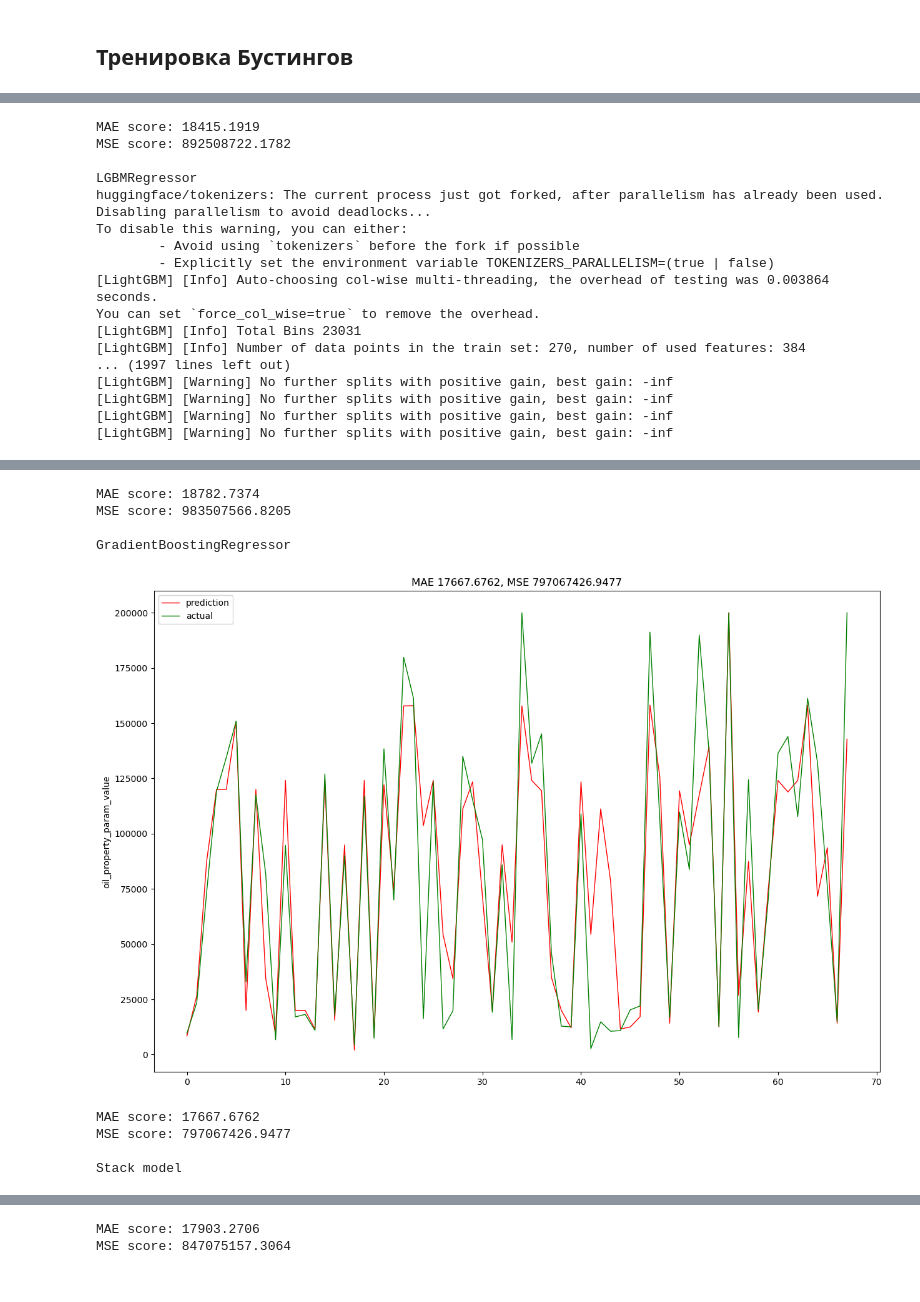
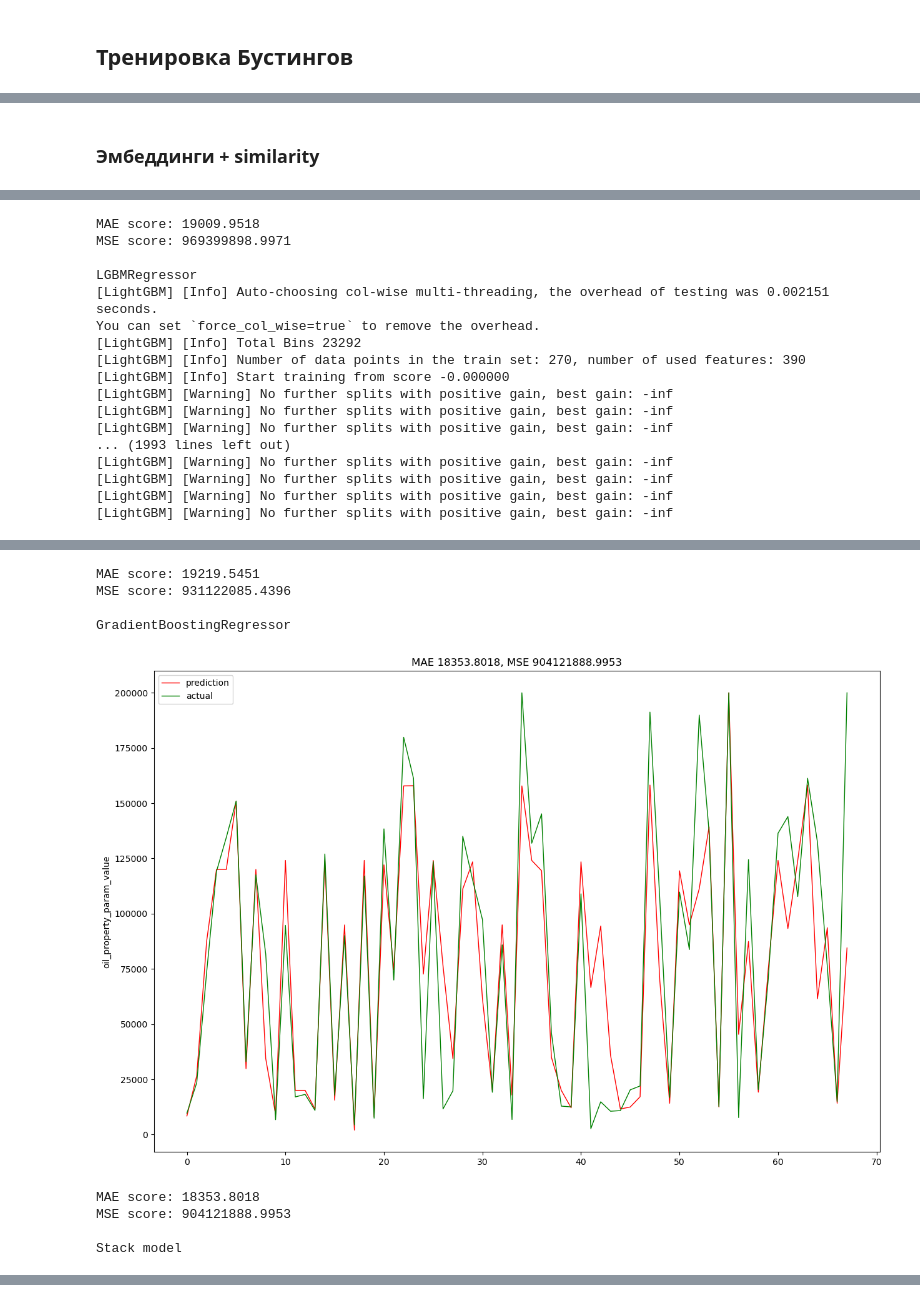
Before and after one commit to Neftekod/Oil-code, a Jupyter notebook: src/train_on_SMILES_seq.ipynb, the cells around one changed output, grey strips where cells are left out. Drawn from its saved outputs; the diff is of its cells as text; code cells hidden in the pictures.

```diff
--- a/src/train_on_SMILES_seq.ipynb
+++ b/src/train_on_SMILES_seq.ipynb
@@ -122,8 +127,8 @@ plt.show()
 # %%
 # как similarity_score используется TanimotoSimilarity из rdkit
 
-static_cols = ['embeddings', 'descriptors_array'] #['mol2vec', 'embeddings', 'descriptors_array']
-dynamic_cols = [] #['similarity_vectors']
+static_cols = ['embeddings'] #['mol2vec', 'embeddings', 'descriptors_array']
+dynamic_cols = ['similarity_vectors'] #['similarity_vectors']
 
 ########################################## TRAIN DATALOADER ######################################################
 
@@ -211,5 +250,7 @@ trainer.trained_models
+# %% [markdown]
+### Эмбеддинги + similarity
 # %%
-config = load_config("config.yml", "embeddings", "SmallNN")
+config = load_config("config.yml", "embeddings_sim", "SmallNN")
 regression_models = SimpleRegressions(X=dataset.data_x.reshape(config['input']), y=dataset.data_y.reshape(config['input'][0]), test_X = test_dataset.data_x.reshape(config['input_test']))
 regression_models.fit_and_evaluate()
 # %% [output]
@@ -234,16 +275,16 @@ bestIteration = 1999
-MAE score: 18415.1919
-MSE score: 892508722.1782
+MAE score: 19009.9518
+MSE score: 969399898.9971
 
 LGBMRegressor
-huggingface/tokenizers: The current process just got forked, after parallelism has already been used. Disabling parallelism to avoid deadlocks...
-To disable this warning, you can either:
-        - Avoid using `tokenizers` before the fork if possible
-        - Explicitly set the environment variable TOKENIZERS_PARALLELISM=(true | false)
-[LightGBM] [Info] Auto-choosing col-wise multi-threading, the overhead of testing was 0.003864 seconds.
+[LightGBM] [Info] Auto-choosing col-wise multi-threading, the overhead of testing was 0.002151 seconds.
 You can set `force_col_wise=true` to remove the overhead.
-[LightGBM] [Info] Total Bins 23031
-[LightGBM] [Info] Number of data points in the train set: 270, number of used features: 384
-... (1997 lines left out)
+[LightGBM] [Info] Total Bins 23292
+[LightGBM] [Info] Number of data points in the train set: 270, number of used features: 390
+[LightGBM] [Info] Start training from score -0.000000
+[LightGBM] [Warning] No further splits with positive gain, best gain: -inf
+[LightGBM] [Warning] No further splits with positive gain, best gain: -inf
+[LightGBM] [Warning] No further splits with positive gain, best gain: -inf
+... (1993 lines left out)
 [LightGBM] [Warning] No further splits with positive gain, best gain: -inf
 [LightGBM] [Warning] No further splits with positive gain, best gain: -inf
 [LightGBM] [Warning] No further splits with positive gain, best gain: -inf
@@ -252,9 +293,9 @@ You can set `force_col_wise=true` to remove the overhead.
-MAE score: 18782.7374
-MSE score: 983507566.8205
+MAE score: 19219.5451
+MSE score: 931122085.4396
 
 GradientBoostingRegressor
-[figure, old version]
+[figure, new version]
-MAE score: 17667.6762
-MSE score: 797067426.9477
+MAE score: 18353.8018
+MSE score: 904121888.9953
 
 Stack model
@@ -270,2 +304,0 @@ Stack model
-MAE score: 17903.2706
-MSE score: 847075157.3064
```
Also changed, not shown: parts of 19 cells of this notebook, 4 other files.
